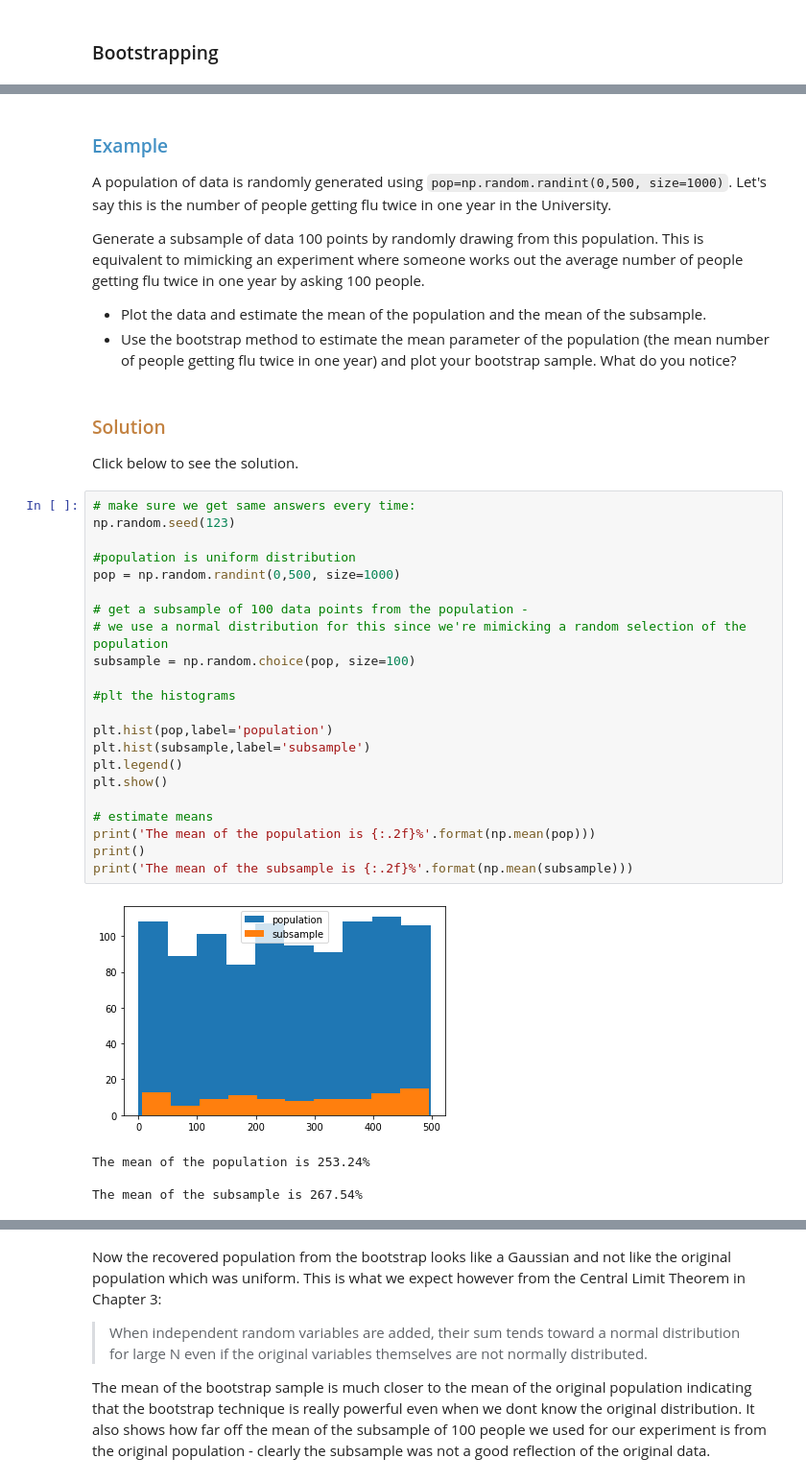
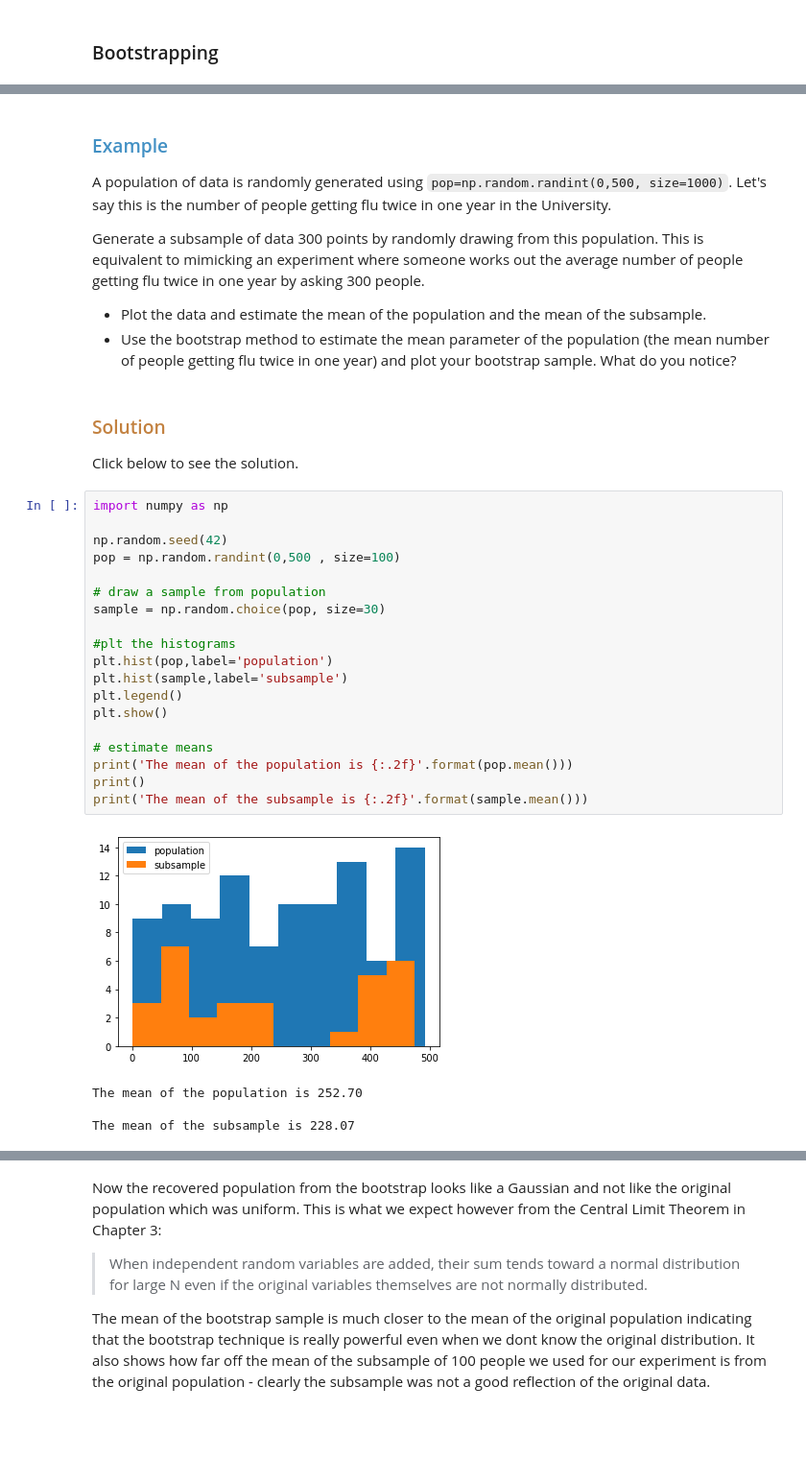
Before and after one commit to philrelton/Data-Analysis-2022, a Jupyter notebook: blended_exercises/Chapter 8/Chapter8.ipynb, the cells around one changed output, grey strips where cells are left out. Shown at 96% size. Cells and saved outputs as stored; diff of their text form; blank space fills up the shorter version.

```diff
--- a/blended_exercises/Chapter 8/Chapter8.ipynb
+++ b/blended_exercises/Chapter 8/Chapter8.ipynb
@@ -665,7 +667,7 @@ et voila!
 
 A population of data is randomly generated using `pop=np.random.randint(0,500, size=1000)`. Let's say this is the number of people getting flu twice in one year in the University.
 
-Generate a subsample of data 100 points by randomly drawing from this population. This is equivalent to mimicking an experiment where someone works out the average number of people getting flu twice in one year by asking 100 people.
+Generate a subsample of data 300 points by randomly drawing from this population. This is equivalent to mimicking an experiment where someone works out the average number of people getting flu twice in one year by asking 300 people.
 
 - Plot the data and estimate the mean of the population and the mean of the subsample.
 - Use the bootstrap method to estimate the mean parameter of the population (the mean number of people getting flu twice in one year) and plot your bootstrap sample.  What do you notice?
@@ -674,30 +676,27 @@ Generate a subsample of data 100 points by randomly drawing from this population
 
 Click below to see the solution.
 # %%
-# make sure we get same answers every time:
-np.random.seed(123)
+import numpy as np
 
-#population is uniform distribution
-pop = np.random.randint(0,500, size=1000)
+np.random.seed(42)
+pop = np.random.randint(0,500 , size=100)
 
-# get a subsample of 100 data points from the population -
-# we use a normal distribution for this since we're mimicking a random selection of the population
-subsample = np.random.choice(pop, size=100)
+# draw a sample from population
+sample = np.random.choice(pop, size=30)
 
 #plt the histograms
-
 plt.hist(pop,label='population')
-plt.hist(subsample,label='subsample')
+plt.hist(sample,label='subsample')
 plt.legend()
 plt.show()
 
 # estimate means
-print('The mean of the population is {:.2f}%'.format(np.mean(pop)))
+print('The mean of the population is {:.2f}'.format(pop.mean()))
 print()
-print('The mean of the subsample is {:.2f}%'.format(np.mean(subsample)))
+print('The mean of the subsample is {:.2f}'.format(sample.mean()))
 # %% [output]
-[figure, old version]
+[figure, new version]
-The mean of the population is 253.24%
+The mean of the population is 252.70
 
-The mean of the subsample is 267.54%
+The mean of the subsample is 228.07
 # %%
```
Also changed, not shown: parts of 11 cells of this notebook, 3 other files.
